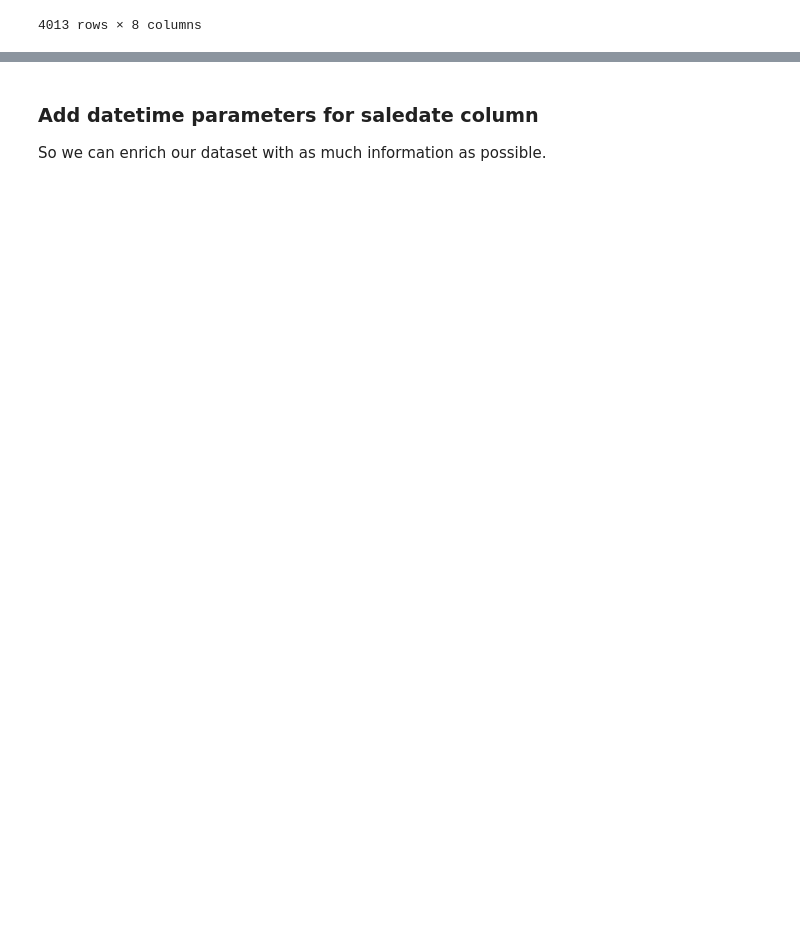
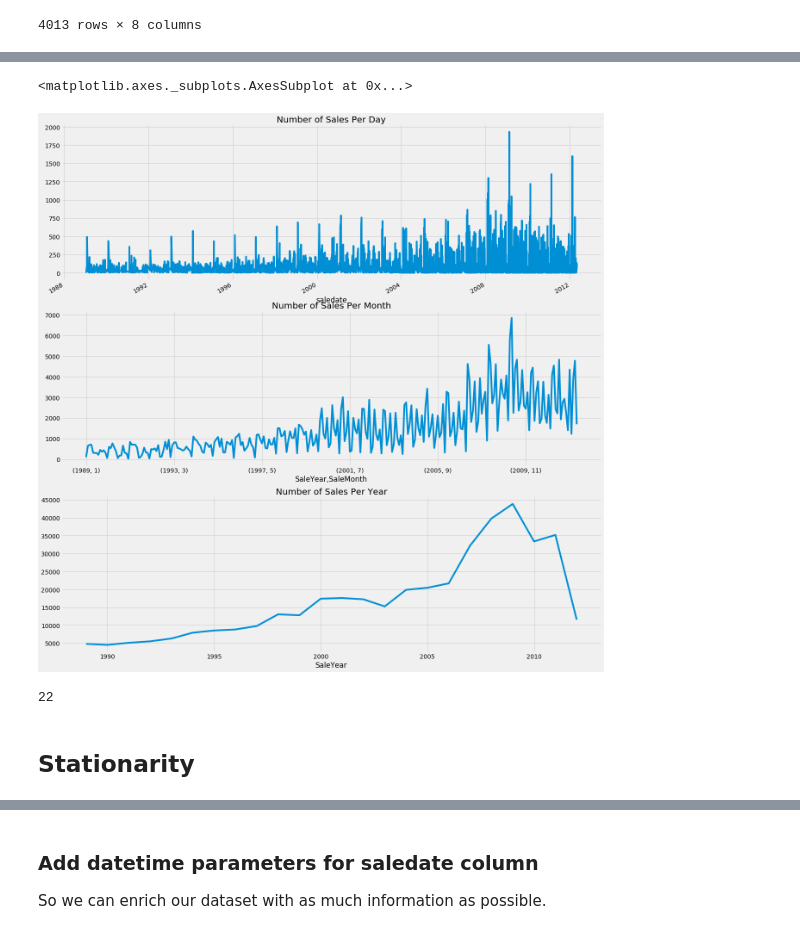
Before and after one commit to fares-ds/Blue-Book-for-Bulldozers-Kaggle-Competition, a Jupyter notebook: Blue_Book_for_Bulldozers_EDA.ipynb, the cells around one changed output, grey strips where cells are left out. Cells and saved outputs as stored; diff of their text form; code cells hidden in the pictures; blank space fills up the shorter version.

```diff
--- a/Blue_Book_for_Bulldozers_EDA.ipynb
+++ b/Blue_Book_for_Bulldozers_EDA.ipynb
@@ -266,0 +252,21 @@ scipy.stats.probplot(year_data, plot=pylab);
+# %%
+plt.figure(figsize=(20, 25))
+
+plt.subplot(311)
+data.groupby('saledate').SalePrice.count().plot(title='Number of Sales Per Day')
+
+plt.subplot(312)
+data.groupby(['SaleYear', 'SaleMonth']).SalePrice.count().plot(title='Number of Sales Per Month')
+
+plt.subplot(313)
+data.groupby(['SaleYear']).SalePrice.count().plot(title='Number of Sales Per Year')
+# %% [output]
+<matplotlib.axes._subplots.AxesSubplot at 0x...>
+[figure, added]
+# %%
+df = data.groupby('saledate').SalePrice.mean()
+df.asfreq('y').isna().sum()
+# %% [output]
+22
+# %% [markdown]
+## **Stationarity**
```
Also changed, not shown: parts of 33 cells of this notebook.
